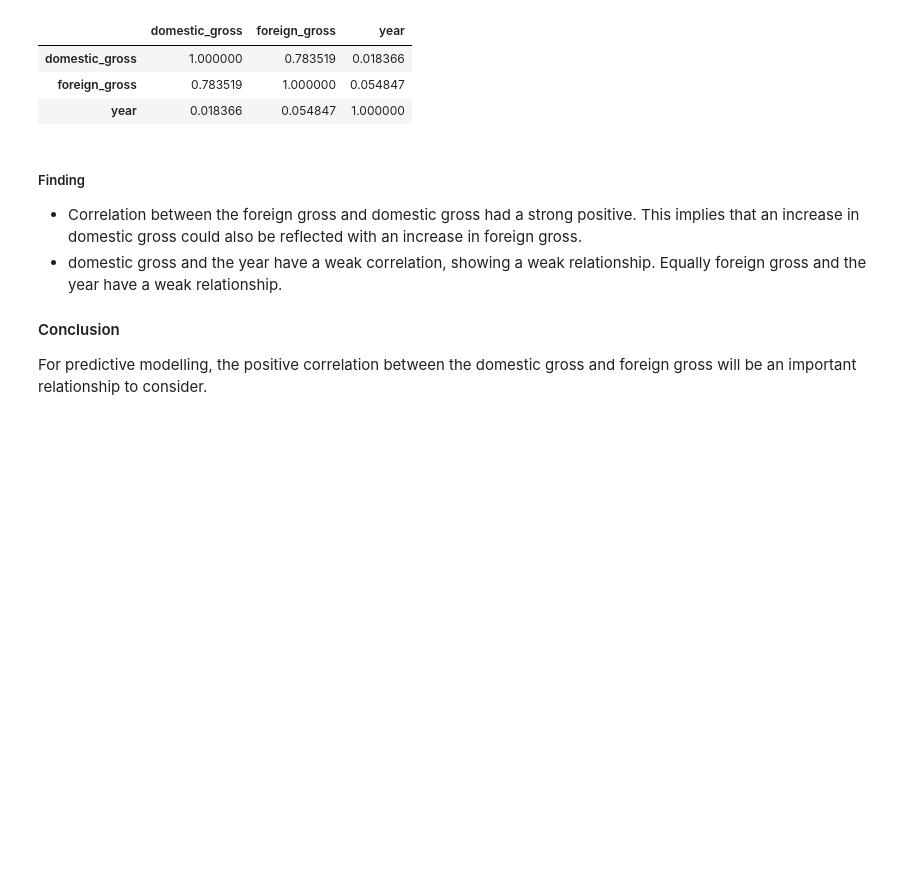
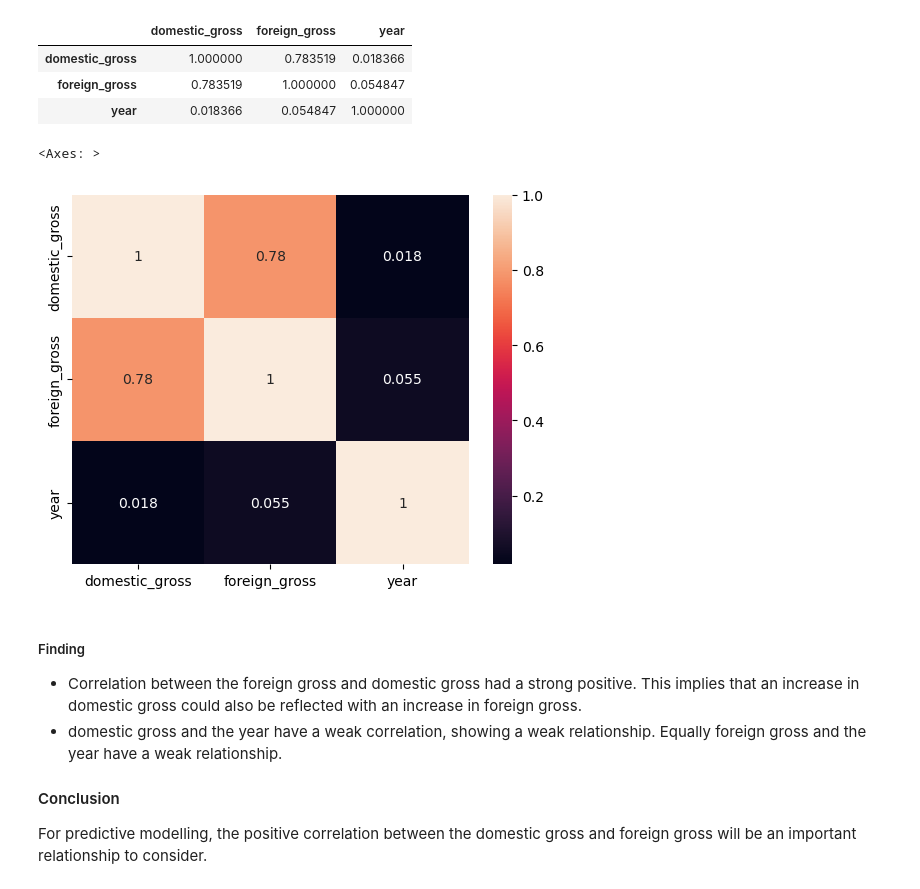
Before and after one commit to gkipkirui1/DSC_PT08P2_Phase_2_Project_Grp_1_Final, a Jupyter notebook: Index.ipynb, the cells around one changed output. Cells and saved outputs as stored; diff of their text form; code cells hidden in the pictures; blank space fills up the shorter version.

```diff
--- a/Index.ipynb
+++ b/Index.ipynb
@@ -681,6 +680,12 @@ corr_cleaned_movie_gross
 | domestic_gross | 1.000000 | 0.783519 | 0.018366 |
 | foreign_gross | 0.783519 | 1.000000 | 0.054847 |
 | year | 0.018366 | 0.054847 | 1.000000 |
+# %%
+# Use hitmap to visualise correlation
+sns.heatmap(cleaned_movie_gross[["domestic_gross",'foreign_gross',"year"]].corr(),annot=True)
+# %% [output]
+<Axes: >
+[figure, added]
 # %% [markdown]
 ##### Finding
 * Correlation between the foreign gross and domestic gross had a strong positive. This implies that an increase in domestic gross could also be reflected with an increase in foreign gross.
```
Also changed, not shown: parts of 9 cells of this notebook.
